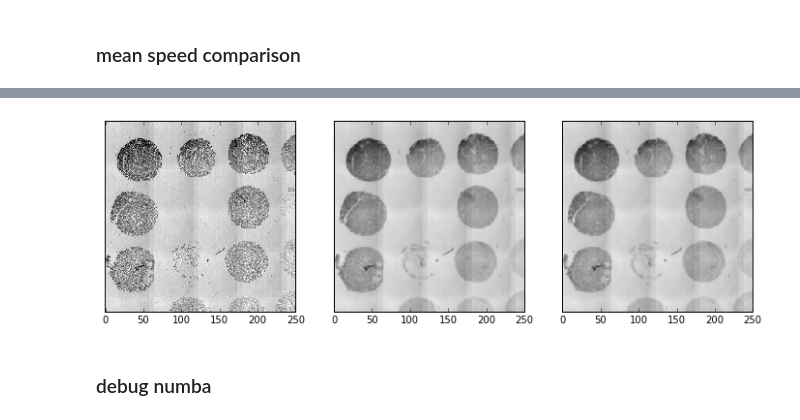
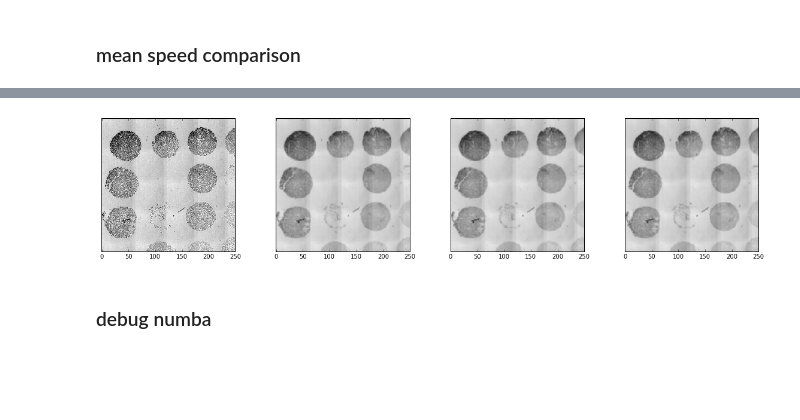
Before and after one commit to arve0/master, a Jupyter notebook: numba pop_bilateral.ipynb, the cells around one changed output, grey strips where cells are left out. Drawn from its saved outputs; the diff is of its cells as text; code cells hidden in the pictures; blank space fills up the shorter version.

Commit message:
add ndi mean

```diff
--- a/numba pop_bilateral.ipynb
+++ b/numba pop_bilateral.ipynb
@@ -244,13 +255,15 @@ Wall time: 2.85 s
 # %%
-plt.figure(figsize=(12,4))
-plt.subplot(131)
+plt.figure(figsize=(20,4))
+plt.subplot(141)
 imshow(img[mask]).axes.set_yticks([])
-plt.subplot(132)
+plt.subplot(142)
 imshow(mean_sk[mask]).axes.set_yticks([])
-plt.subplot(133)
-imshow(mean_nb[mask]).axes.set_yticks([]);
+plt.subplot(143)
+imshow(mean_nb[mask]).axes.set_yticks([])
+plt.subplot(144)
+imshow(mean_ndi_da[mask]).axes.set_yticks([]);
 # %% [output]
-[figure, old version]
+[figure, new version]
 # %% [markdown]
 ### debug numba
 # %%
```
Also changed, not shown: parts of 9 cells of this notebook.
